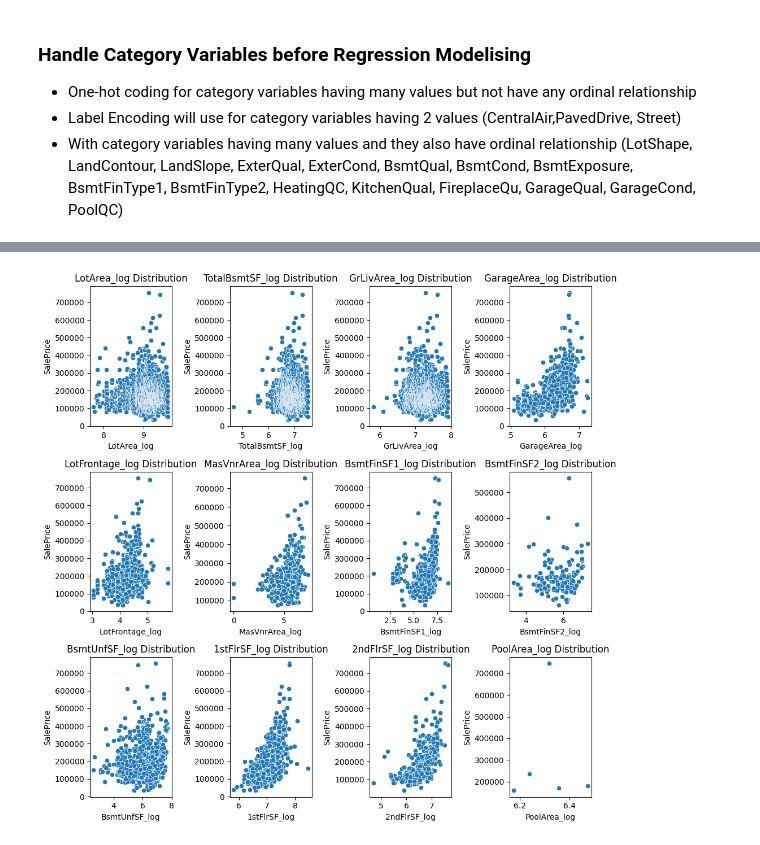
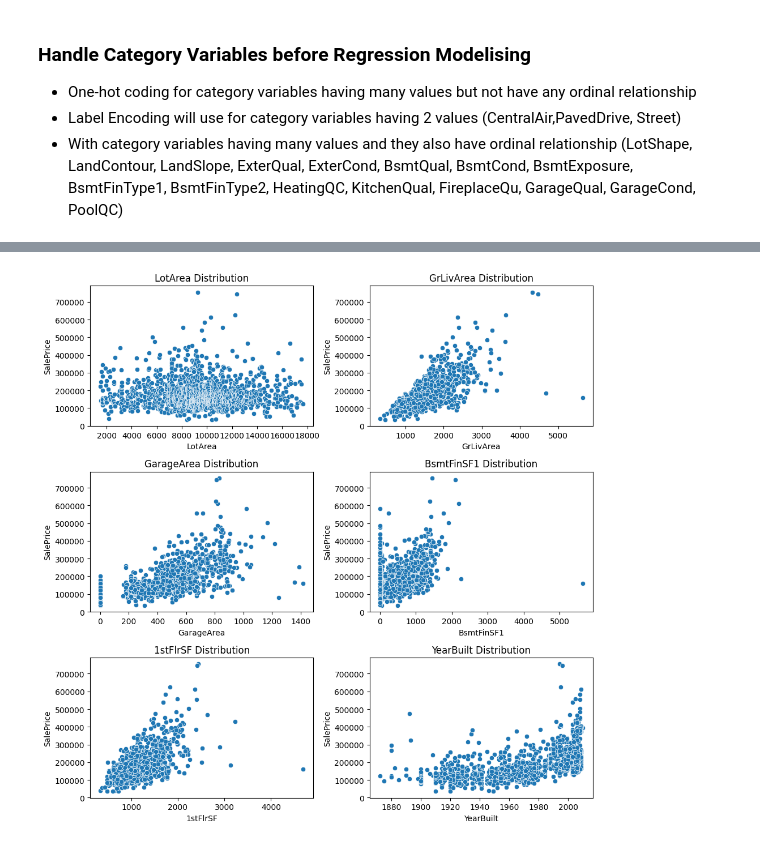
Before and after one commit to pvnt10503/Data-Analytics, a Jupyter notebook: house_price_competition.ipynb, the cells around one changed output, grey strips where cells are left out. Saved outputs shown, nothing was run; the diff lists cells and outputs as text; code cells hidden in the pictures.

```diff
--- a/house_price_competition.ipynb
+++ b/house_price_competition.ipynb
@@ -167,11 +166,0 @@ train = train[(train['GrLivArea'] > lower_bound) & (train['GrLivArea'] < upper_b
-# %%
-fig, ax = plt.subplots(nrows = 4, ncols = 3, figsize =(15,10))
-index = 0
-for row in range(len(ax)):
-    for col in range(len(ax[row])):
-        sns.boxplot(train, y = Area[index], ax = ax[row][col])
-        ax[row][col].set_title(f'{Area[index]} Distribution After Removing Outliers')
-        index +=1
-        plt.tight_layout()
-        if index == len(Area):
-            break
@@ -180,11 +166,0 @@ for row in range(len(ax)):
-# %%
-fig, ax = plt.subplots(nrows = 4, ncols = 3, figsize =(15,10))
-index = 0
-for row in range(len(ax)):
-    for col in range(len(ax[row])):
-        sns.boxplot(test, y = Area[index], ax = ax[row][col])
-        ax[row][col].set_title(f'{Area[index]} Distribution in Test')
-        index +=1
-        plt.tight_layout()
-        if index == len(Area):
-            break
@@ -204,11 +166,0 @@ test = test[(test['GrLivArea'] > lower_bound) & (test['GrLivArea'] < upper_bound
-# %%
-fig, ax = plt.subplots(nrows = 4, ncols = 3, figsize =(15,10))
-index = 0
-for row in range(len(ax)):
-    for col in range(len(ax[row])):
-        sns.boxplot(test, y = Area[index], ax = ax[row][col])
-        ax[row][col].set_title(f'{Area[index]} Distribution After Removing Outliers')
-        index +=1
-        plt.tight_layout()
-        if index == len(Area):
-            break
@@ -302,16 +257,18 @@ log_transformation(test,features,features_log)
+# %%
+features = ['LotArea','GrLivArea','GarageArea', 'BsmtFinSF1', '1stFlrSF', 'YearBuilt']
 # %%
-fig, axes = plt.subplots(nrows = 3, ncols = 4,figsize = (10,10))
+fig, axes = plt.subplots(nrows = 3, ncols = 2,figsize = (10,10))
 index = 0
 for row in range(len(axes)):
     for col in range(len(axes[row])):
-        if index == len(features_log):
+        if index == len(features):
             break
-        sns.scatterplot(train, x = features_log[index], y ='SalePrice', ax = axes[row][col])
-        axes[row][col].set_title('{} Distribution'.format(features_log[index]))
+        sns.scatterplot(train, x = features[index], y ='SalePrice', ax = axes[row][col])
+        axes[row][col].set_title('{} Distribution'.format(features[index]))
         index +=1
 plt.tight_layout()
 # %% [output]
-[figure, old version]
+[figure, new version]
 # %%
 category_features = ['MSZoning','LandContour','Utilities','LotConfig','Neighborhood','Condition1',
                      'Condition2','BldgType','HouseStyle','RoofStyle','RoofMatl','Exterior1st','Exterior2nd','MasVnrType'
```
Also changed, not shown: parts of 29 cells of this notebook, 2 other files.
